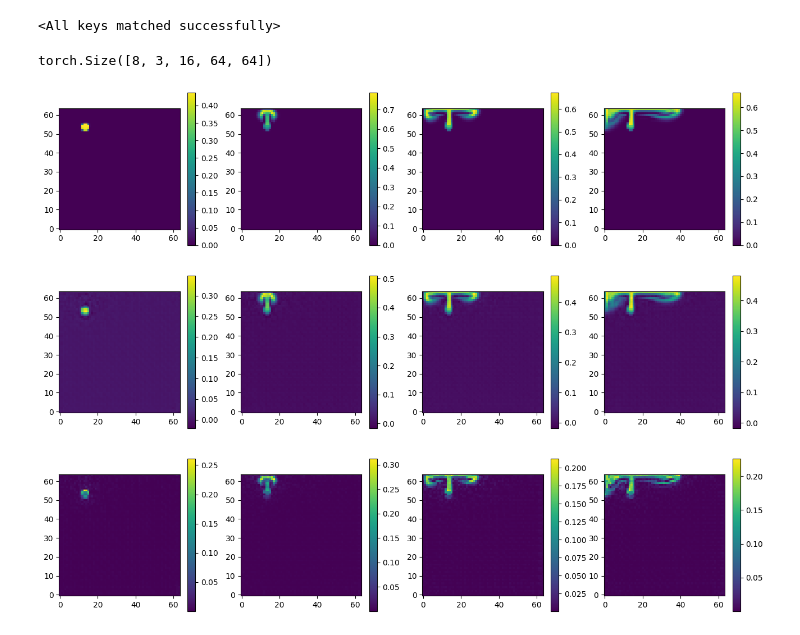
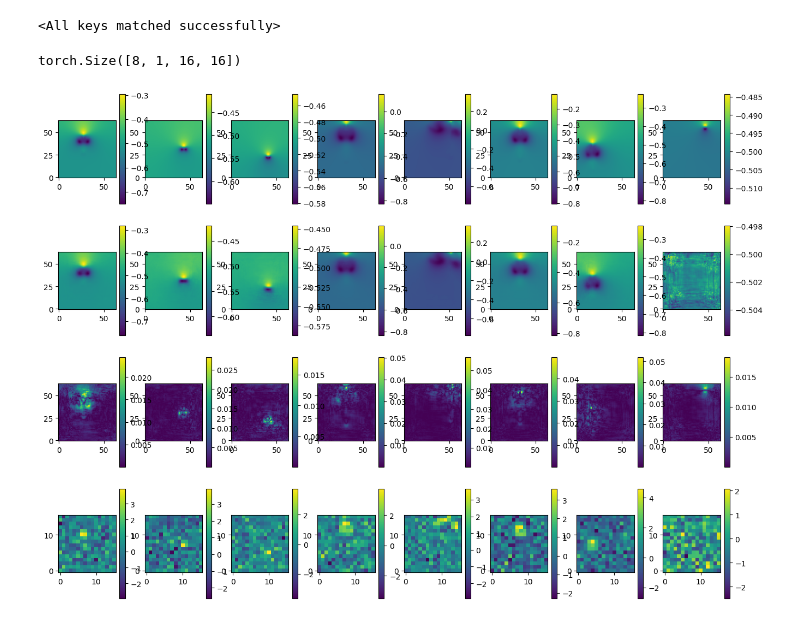
Before and after one commit to bookdiver/FluidDiff, a Jupyter notebook: models/vae/test.ipynb, the cells around one changed output. Saved outputs shown, nothing was run; the diff lists cells and outputs as text; code cells hidden in the pictures.

```diff
--- a/models/vae/test.ipynb
+++ b/models/vae/test.ipynb
@@ -39,5 +29,5 @@ input = torch.stack([density_norm, vorticity_norm, pressure_norm], dim=0).float(
 # %%
-vae = Autoencoder(in_channels=3, emb_channels=4, use_attn_in_bottleneck=True, use_variational=True).cuda()
-vae.load_state_dict(torch.load('./checkpoint/sp64x64_VAE_beta0.5_attn_ELU_epoch150-300.pt'))
+vae = Autoencoder(in_channels=1, z_channels=1, use_variational=True, activation_type='relu').cuda()
+vae.load_state_dict(torch.load('./checkpoint/smoke_plume64x64/VAE_2Dpressure/model_checkpoint.pt')['model_state_dict'])
 # %% [output]
 <All keys matched successfully>
@@ -46,21 +34,25 @@ input = input[:8]
-# %%
-pred = vae(input.cuda())
+# %%
+inputs = next(iter(dl))
+with torch.no_grad():
+    pred = vae(inputs.cuda())
 # %%
 x = pred['x'].detach().cpu()
 x_hat = pred['x_hat'].detach().cpu()
+z = pred['z'].sample().detach().cpu()
 # %%
-x_hat.shape
+z.shape
 # %% [output]
-torch.Size([8, 3, 16, 64, 64])
+torch.Size([8, 1, 16, 16])
 # %%
-n = 1
-fig, ax = plt.subplots(3, 4, figsize=(16, 12))
-for i in range(4):
-    im1 = ax[0, i].imshow(x[n, 0, i*4], origin='lower')
+fig, ax = plt.subplots(4, 8, figsize=(16, 12))
+for i in range(8):
+    im1 = ax[0, i].imshow(x[i, 0], origin='lower')
     plt.colorbar(im1, ax=ax[0, i])
-    im2 = ax[1, i].imshow(x_hat[n, 0, i*4], origin='lower')
+    im2 = ax[1, i].imshow(x_hat[i, 0], origin='lower')
     plt.colorbar(im2, ax=ax[1, i])
-    im3 = ax[2, i].imshow(torch.abs(x[n, 0, i*4]-x_hat[n, 0, i*4]), origin='lower')
+    im3 = ax[2, i].imshow(torch.abs(x[i, 0]-x_hat[i, 0]), origin='lower')
     plt.colorbar(im3, ax=ax[2, i])
+    im4 = ax[3, i].imshow(z[i, 0], origin='lower')
+    plt.colorbar(im4, ax=ax[3, i])
 # %% [output]
-[figure, old version]
+[figure, new version]
```
Also changed, not shown: parts of 9 cells of this notebook, 4 other files.
